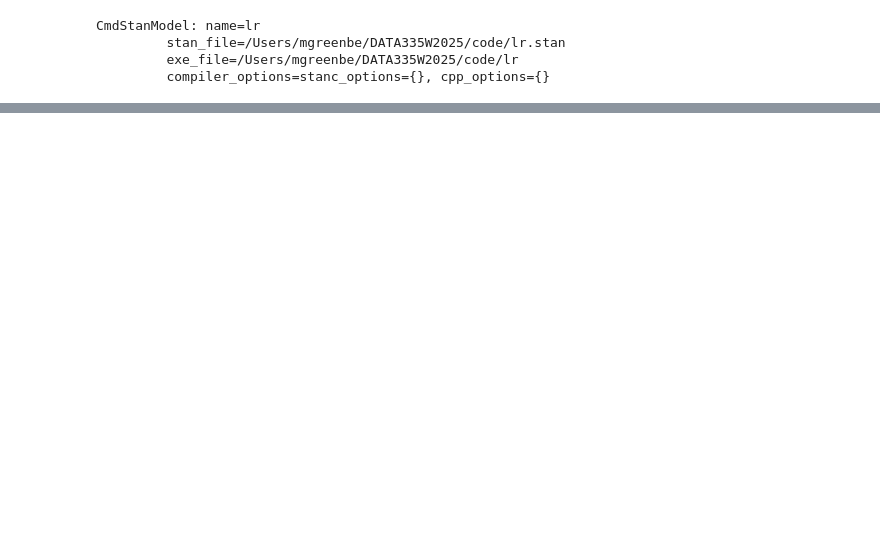
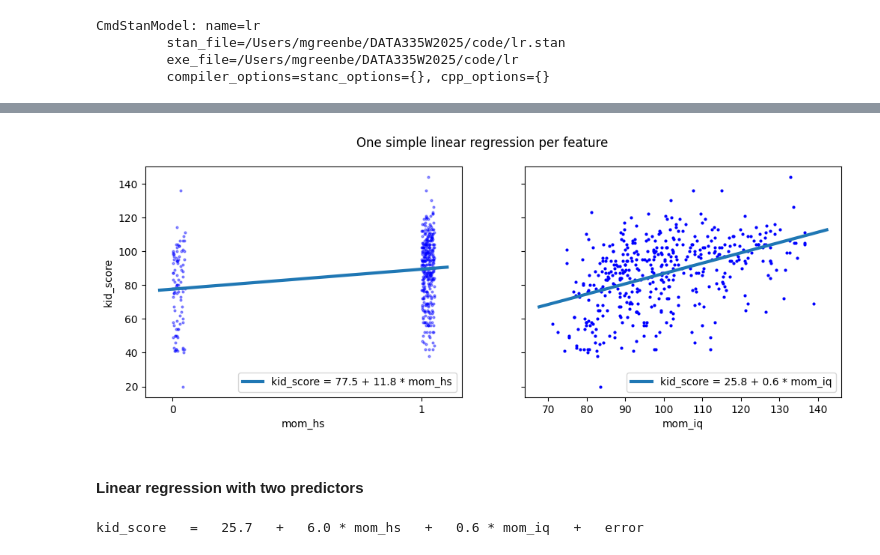
Before and after one commit to mgreenbe/DATA335W2025, a Jupyter notebook: code/scratch.ipynb, the cells around one changed output, grey strips where cells are left out. Cells and saved outputs as stored; diff of their text form; code cells hidden in the pictures; blank space fills up the shorter version.

Commit message:
scratch chapter 10 kidiq

```diff
--- a/code/scratch.ipynb
+++ b/code/scratch.ipynb
@@ -386,0 +397,4 @@ model
+# %%
+model = LogisticRegression()
+model.fit(X.reshape(-1, 1), Y)
+model.coef_
@@ -386,0 +411,3 @@ model
+# %%
+kidiq = pd.read_csv("../data/kidiq.csv")
+kidiq
@@ -386,0 +428,14 @@ model
+# %%
+kid_score = kidiq["kid_score"]
+mom_hs = kidiq[["mom_hs"]]
+mom_iq = kidiq[["mom_iq"]]
+
+mom_hs_model = LinearRegression()
+mom_hs_model.fit(mom_hs, kid_score)
+a_hs = mom_hs_model.intercept_
+b_hs = mom_hs_model.coef_[0]
+
+mom_iq_model = LinearRegression()
+mom_iq_model.fit(mom_iq, kid_score)
+a_iq = mom_iq_model.intercept_
+b_iq = mom_iq_model.coef_[0]
@@ -386,0 +469,36 @@ model
+# %%
+fig, (ax_hs, ax_iq) = plt.subplots(nrows=1, ncols=2, sharey=True, figsize=(12, 4))
+
+fig.suptitle("One simple linear regression per feature")
+
+jitter = 0.05 * np.random.uniform(size=mom_hs.shape)
+ax_hs.scatter(mom_hs + jitter, kid_score, s=4, color=(0, 0, 1, 0.4))
+ax_hs.set_xlabel("mom_hs")
+ax_hs.set_xticks([0, 1])
+ax_hs.set_ylabel("kid_score")
+plot_regression_line(
+    mom_hs_model, ax=ax_hs, lw=3, label=f"kid_score = {a_hs:.1f} + {b_hs:.1f} * mom_hs"
+)
+ax_hs.legend(loc="lower right")
+
+kidiq.plot.scatter("mom_iq", "kid_score", ax=ax_iq, s=4, color=(0, 0, 1))
+plot_regression_line(
+    mom_iq_model, ax=ax_iq, lw=3, label=f"kid_score = {a_iq:.1f} + {b_iq:.1f} * mom_iq"
+)
+ax_iq.legend(loc="lower right")
+plt.show()
+# %% [output]
+[figure, added]
+# %% [markdown]
+#### Linear regression with two predictors
+# %%
+model = LinearRegression()
+model.fit(kidiq[["mom_hs", "mom_iq"]], kidiq["kid_score"])
+a = model.intercept_
+b = model.coef_[0]
+c = model.coef_[1]
+print(
+    f"kid_score   =   {a:.1f}   +   {b:.1f} * mom_hs   +   {c:.1f} * mom_iq   +   error"
+)
+# %% [output]
+kid_score   =   25.7   +   6.0 * mom_hs   +   0.6 * mom_iq   +   error
```
Also changed, not shown: parts of 36 cells of this notebook, 6 other files.
